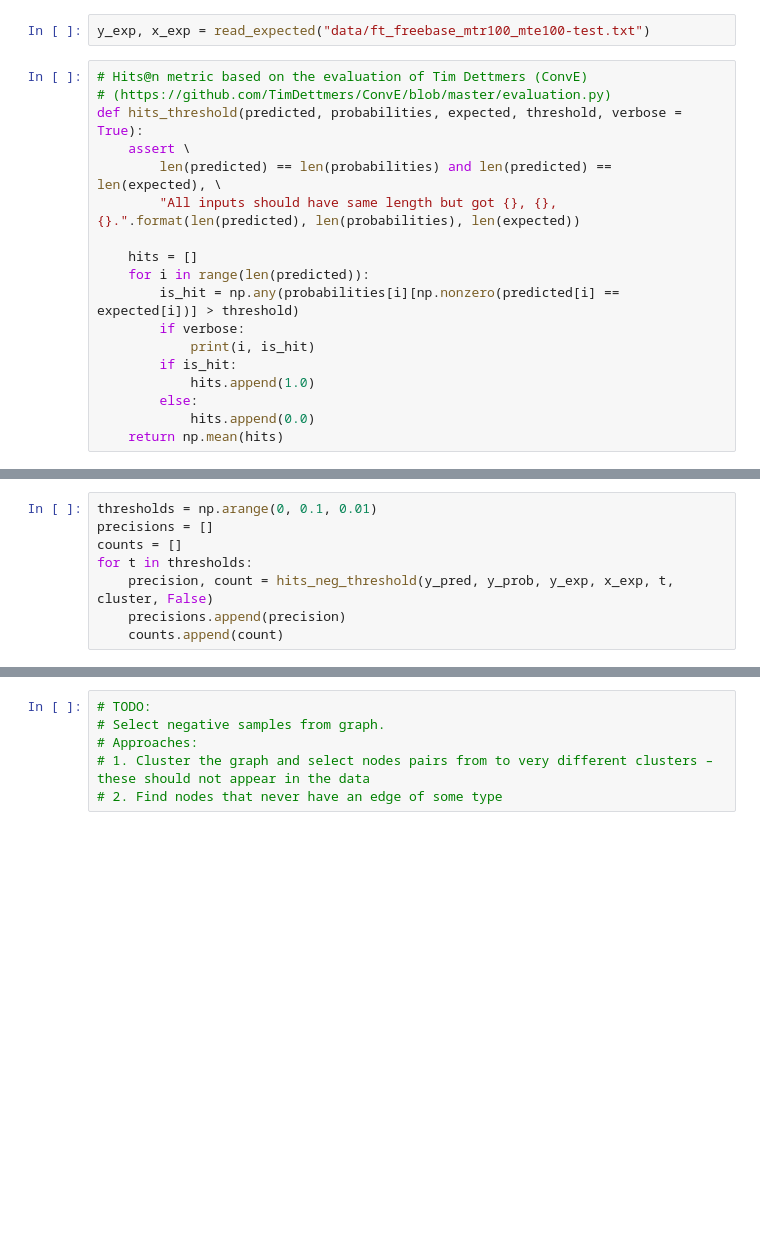
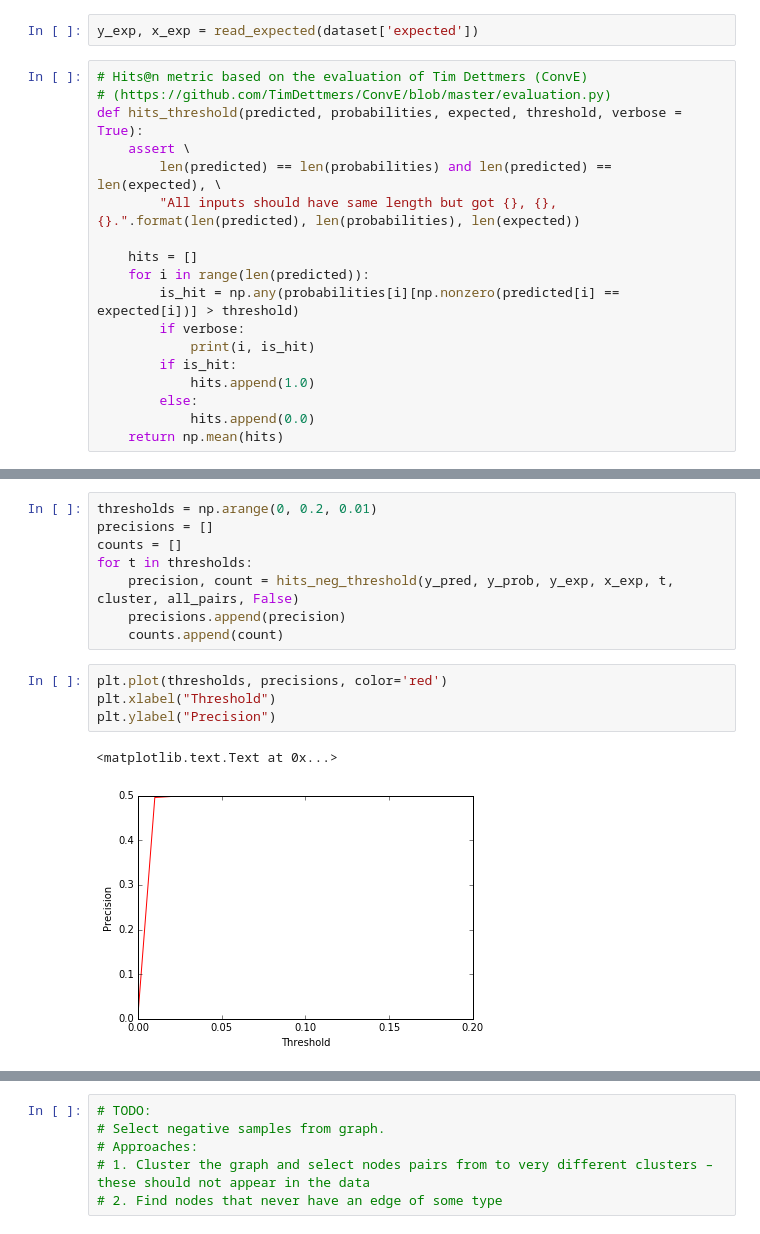
Before and after one commit to GittiHab/kb-completion, a Jupyter notebook: pl-1.0-threshold-optimization.ipynb, the cells around one changed output, grey strips where cells are left out. Drawn from its saved outputs; the diff is of its cells as text; blank space fills up the shorter version.

```diff
--- a/pl-1.0-threshold-optimization.ipynb
+++ b/pl-1.0-threshold-optimization.ipynb
@@ -59,5 +83,5 @@ y_pred, y_prob = read_prediction("data/fb15k/predictions.txt")
 # %%
-y_exp, x_exp = read_expected("data/ft_freebase_mtr100_mte100-test.txt")
+y_exp, x_exp = read_expected(dataset['expected'])
 # %%
 # Hits@n metric based on the evaluation of Tim Dettmers (ConvE)
 # (https://github.com/TimDettmers/ConvE/blob/master/evaluation.py)
@@ -129,10 +153,17 @@ def hits_neg_threshold(predicted, probabilities, expected, expected_other, thres
 
     return np.mean(hits), counts
 # %%
-thresholds = np.arange(0, 0.1, 0.01)
+thresholds = np.arange(0, 0.2, 0.01)
 precisions = []
 counts = []
 for t in thresholds:
-    precision, count = hits_neg_threshold(y_pred, y_prob, y_exp, x_exp, t, cluster, False)
+    precision, count = hits_neg_threshold(y_pred, y_prob, y_exp, x_exp, t, cluster, all_pairs, False)
     precisions.append(precision)
     counts.append(count)
+# %%
+plt.plot(thresholds, precisions, color='red')
+plt.xlabel("Threshold")
+plt.ylabel("Precision")
+# %% [output]
+<matplotlib.text.Text at 0x...>
+[figure, added]
```
Also changed, not shown: parts of 17 cells of this notebook, 5 other files.
